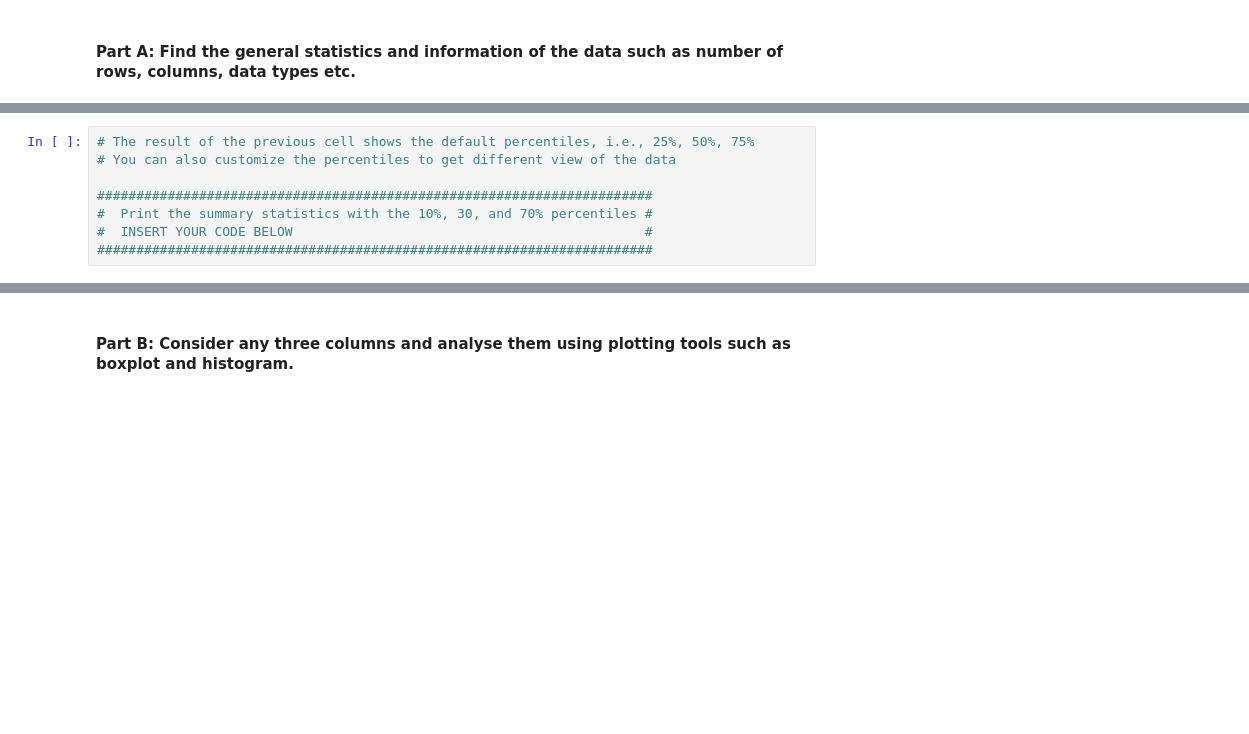
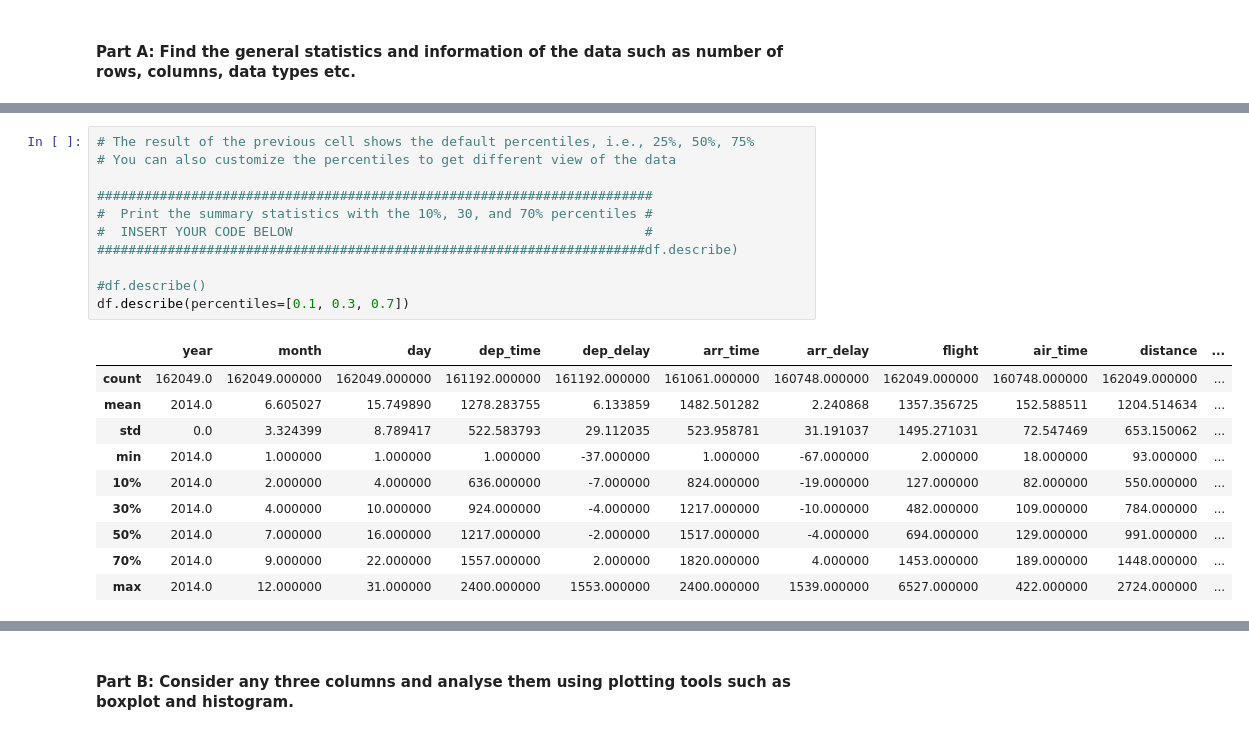
Before and after one commit to FarsanBaloo/DVA256, a Jupyter notebook: EXERCISE3/Exercise 3.ipynb, the cells around one changed output, grey strips where cells are left out. Drawn from its saved outputs; the diff is of its cells as text; blank space fills up the shorter version.

```diff
--- a/EXERCISE3/Exercise 3.ipynb
+++ b/EXERCISE3/Exercise 3.ipynb
@@ -1136,11 +1215,25 @@ df.head(10)
 # %%
 # The result of the previous cell shows the default percentiles, i.e., 25%, 50%, 75%
 # You can also customize the percentiles to get different view of the data
 
 #######################################################################
 #  Print the summary statistics with the 10%, 30, and 70% percentiles #
 #  INSERT YOUR CODE BELOW                                             #
-#######################################################################
+######################################################################df.describe)
+
+#df.describe()
+df.describe(percentiles=[0.1, 0.3, 0.7])
+# %% [output]
+|  | year | month | day | dep_time | dep_delay | arr_time | arr_delay | flight | air_time | distance | ... |
+| count | 162049.0 | 162049.000000 | 162049.000000 | 161192.000000 | 161192.000000 | 161061.000000 | 160748.000000 | 162049.000000 | 160748.000000 | 162049.000000 | ... |
+| mean | 2014.0 | 6.605027 | 15.749890 | 1278.283755 | 6.133859 | 1482.501282 | 2.240868 | 1357.356725 | 152.588511 | 1204.514634 | ... |
+| std | 0.0 | 3.324399 | 8.789417 | 522.583793 | 29.112035 | 523.958781 | 31.191037 | 1495.271031 | 72.547469 | 653.150062 | ... |
+| min | 2014.0 | 1.000000 | 1.000000 | 1.000000 | -37.000000 | 1.000000 | -67.000000 | 2.000000 | 18.000000 | 93.000000 | ... |
+| 10% | 2014.0 | 2.000000 | 4.000000 | 636.000000 | -7.000000 | 824.000000 | -19.000000 | 127.000000 | 82.000000 | 550.000000 | ... |
+| 30% | 2014.0 | 4.000000 | 10.000000 | 924.000000 | -4.000000 | 1217.000000 | -10.000000 | 482.000000 | 109.000000 | 784.000000 | ... |
+| 50% | 2014.0 | 7.000000 | 16.000000 | 1217.000000 | -2.000000 | 1517.000000 | -4.000000 | 694.000000 | 129.000000 | 991.000000 | ... |
+| 70% | 2014.0 | 9.000000 | 22.000000 | 1557.000000 | 2.000000 | 1820.000000 | 4.000000 | 1453.000000 | 189.000000 | 1448.000000 | ... |
+| max | 2014.0 | 12.000000 | 31.000000 | 2400.000000 | 1553.000000 | 2400.000000 | 1539.000000 | 6527.000000 | 422.000000 | 2724.000000 | ... |
 # %%
 # Pandas dataframe has some built-in functions that can come in handy for the initial investigation of the dataset.
 # Print number of rows, columns, data types etc.
```
Also changed, not shown: parts of 13 cells of this notebook, 6 other files.
